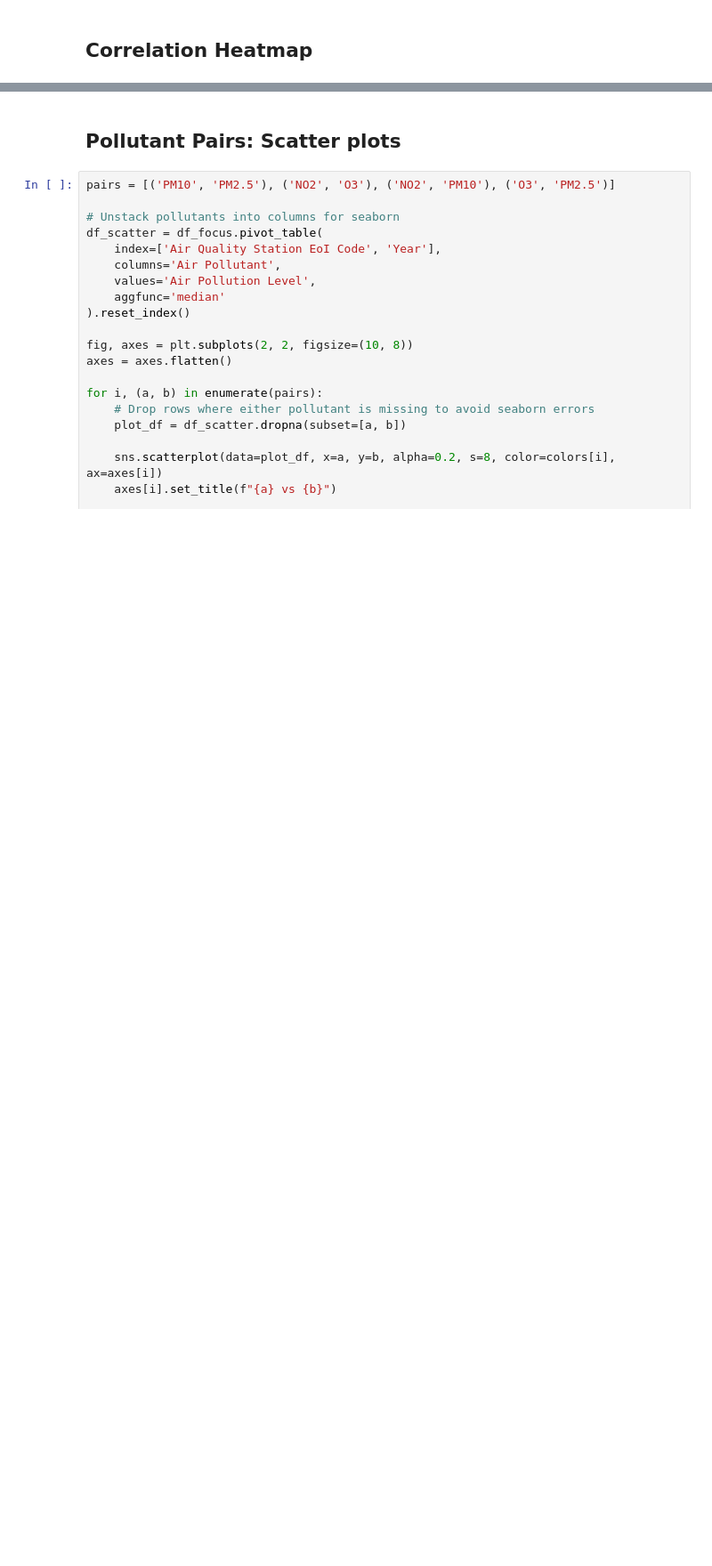
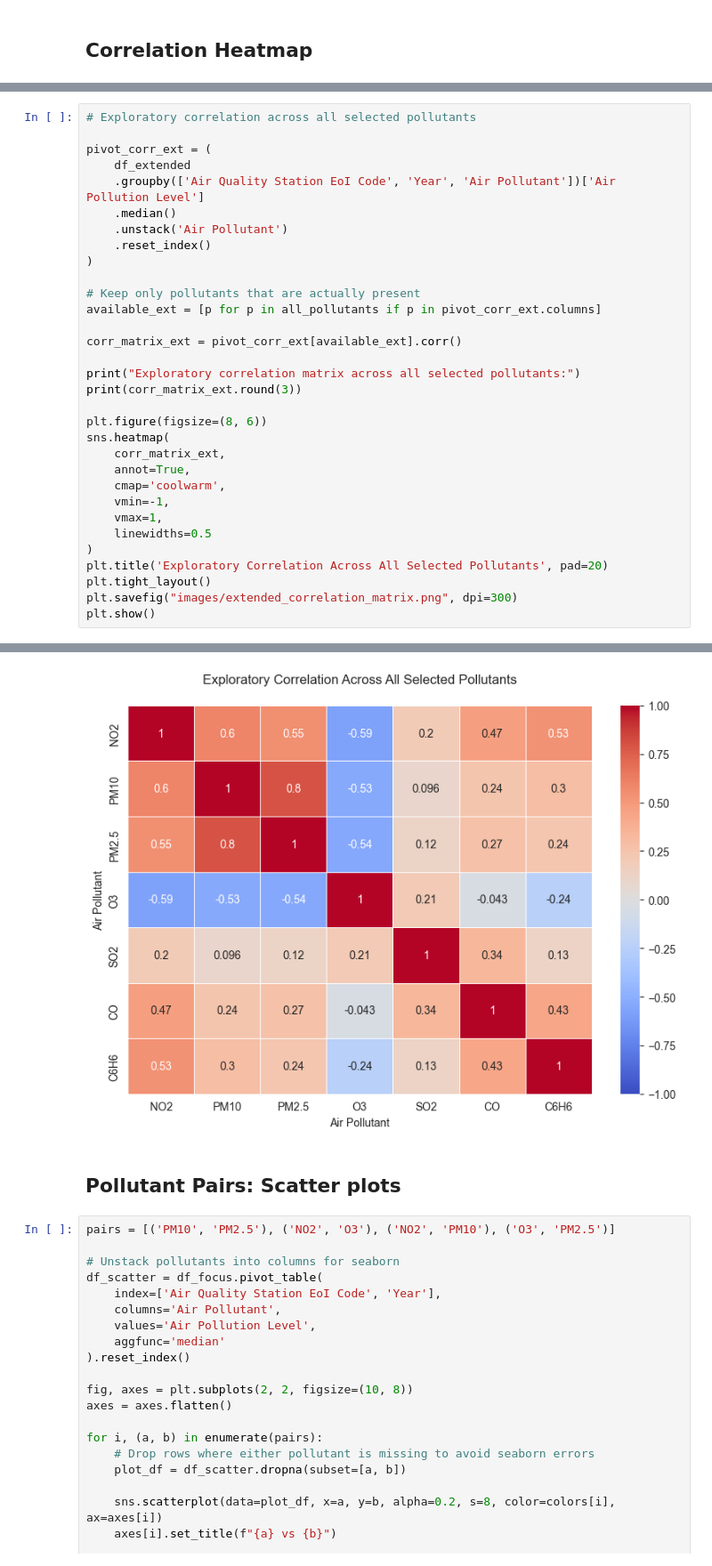
Before and after one commit to yelenashabanova/GrandChallengeAccenture, a Jupyter notebook: main.ipynb, the cells around one changed output, grey strips where cells are left out. Shown at 89% size. Drawn from its saved outputs; the diff is of its cells as text; blank space fills up the shorter version.

```diff
--- a/main.ipynb
+++ b/main.ipynb
@@ -722,0 +1068,33 @@ plt.show()
+# %%
+# Exploratory correlation across all selected pollutants
+
+pivot_corr_ext = (
+    df_extended
+    .groupby(['Air Quality Station EoI Code', 'Year', 'Air Pollutant'])['Air Pollution Level']
+    .median()
+    .unstack('Air Pollutant')
+    .reset_index()
+)
+
+# Keep only pollutants that are actually present
+available_ext = [p for p in all_pollutants if p in pivot_corr_ext.columns]
+
+corr_matrix_ext = pivot_corr_ext[available_ext].corr()
+
+print("Exploratory correlation matrix across all selected pollutants:")
+print(corr_matrix_ext.round(3))
+
+plt.figure(figsize=(8, 6))
+sns.heatmap(
+    corr_matrix_ext,
+    annot=True,
+    cmap='coolwarm',
+    vmin=-1,
+    vmax=1,
+    linewidths=0.5
+)
+plt.title('Exploratory Correlation Across All Selected Pollutants', pad=20)
+plt.tight_layout()
+plt.savefig("images/extended_correlation_matrix.png", dpi=300)
+plt.show()
+# %% [output]
@@ -723,3 +1111,4 @@ plt.show()
+[figure, added]
 # %% [markdown]
 ## Pollutant Pairs: Scatter plots
 # %%
```
Also changed, not shown: parts of 42 cells of this notebook, 23 other files.
